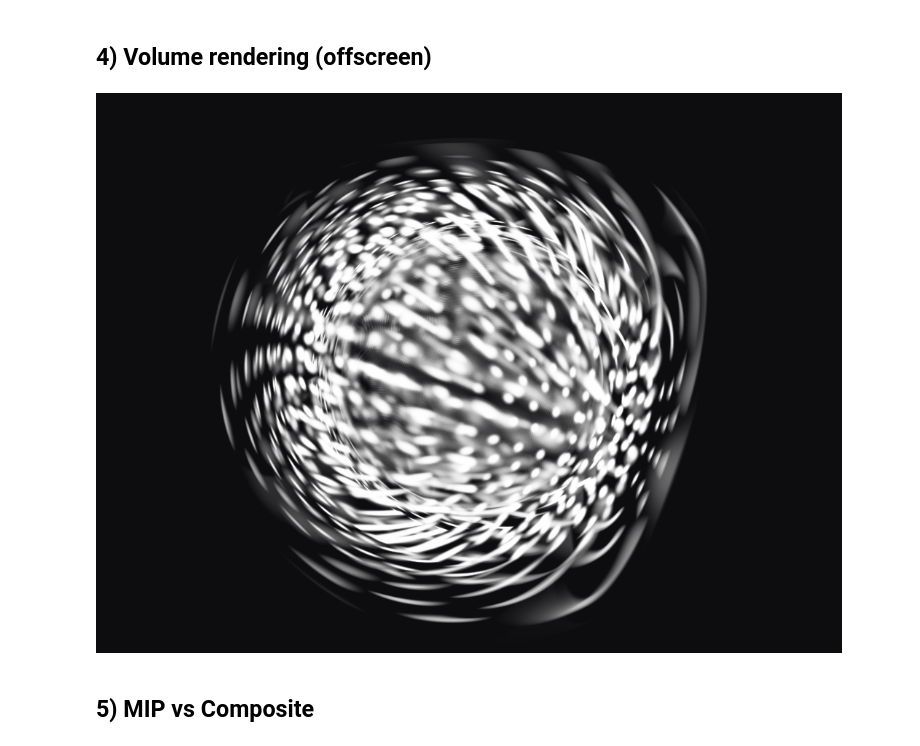
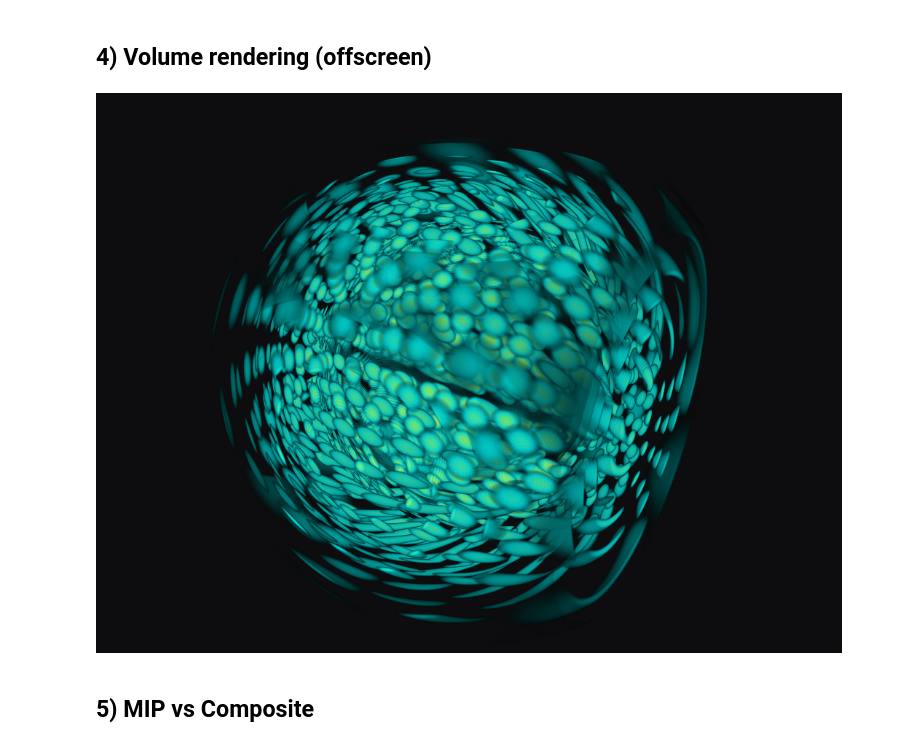
Before and after one commit to ida-mdc/workshop-visualization, a Jupyter notebook: notebooks/voxel_rendering_vtk.ipynb, the cells around one changed output. Saved outputs shown, nothing was run; the diff lists cells and outputs as text; code cells hidden in the pictures.

```diff
--- a/notebooks/voxel_rendering_vtk.ipynb
+++ b/notebooks/voxel_rendering_vtk.ipynb
@@ -45,7 +24,8 @@ from vtkmodules.vtkFiltersCore import vtkFlyingEdges3D, vtkContourFilter
 from vtkmodules.vtkRenderingOpenGL2 import vtkOpenGLRenderer
 import vtk.util.numpy_support
 
-OUT = Path("vtk_headless_outputs"); OUT.mkdir(exist_ok=True, parents=True)
+OUT = Path("results") / "vtk_headless_outputs"
+OUT.mkdir(exist_ok=True, parents=True)
 print("VTK:", vtk.VTK_VERSION)
 # %% [output]
 VTK: 9.5.2
@@ -90,13 +70,14 @@ vtk_img
 # Transfer functions
 color_tf = vtkColorTransferFunction()
 color_tf.AddRGBPoint(0.0, 0.0, 0.0, 0.0)
-color_tf.AddRGBPoint(1.0, 1.0, 1.0, 1.0)
+color_tf.AddRGBPoint(100, 0.0, 1.0, 1.0)
+color_tf.AddRGBPoint(200, 1.0, 1.0, 0.0)
+color_tf.AddRGBPoint(255, 1.0, 1.0, 1.0)
 
 opacity_tf = vtkPiecewiseFunction()
 opacity_tf.AddPoint(0.0, 0.0)
-opacity_tf.AddPoint(100, 0.05)
-opacity_tf.AddPoint(150, 0.2)
-opacity_tf.AddPoint(255, 0.6)
+opacity_tf.AddPoint(100, 0.6)
+opacity_tf.AddPoint(200, 0.9)
 
 prop = vtkVolumeProperty()
 prop.SetIndependentComponents(True)
@@ -114,37 +95,44 @@ try:
 except Exception:
     pass
 
 volume_actor = vtkVolume()
 volume_actor.SetMapper(mapper)
 volume_actor.SetProperty(prop)
 
 renderer = vtkRenderer()
 renderer.AddVolume(volume_actor)
 renderer.SetBackground(0.05, 0.05, 0.06)
 
 renwin = vtkRenderWindow()
 renwin.OffScreenRenderingOn()
 renwin.SetSize(1024, 768)
 renwin.AddRenderer(renderer)
 
 camera = renderer.GetActiveCamera()
 renderer.ResetCamera()
-camera.Elevation(30); camera.Azimuth(30); camera.Dolly(1.2)
+camera.Elevation(30)
+camera.Azimuth(30)
+camera.Dolly(1.2)
 renderer.ResetCameraClippingRange()
 
 def save_png(renwin, path):
     renwin.Render()
-    w2i = vtkWindowToImageFilter(); w2i.SetInput(renwin); w2i.Update()
-    writer = vtkPNGWriter(); writer.SetFileName(str(path)); writer.SetInputConnection(w2i.GetOutputPort()); writer.Write()
+    w2i = vtkWindowToImageFilter()
+    w2i.SetInput(renwin)
+    w2i.Update()
+    writer = vtkPNGWriter()
+    writer.SetFileName(str(path))
+    writer.SetInputConnection(w2i.GetOutputPort())
+    writer.Write()
 
 png_basic = OUT / "composite_basic.png"
 save_png(renwin, png_basic)
 png_basic.as_posix()
 
 from IPython.display import Image
 Image(png_basic)
 # %% [output]
-[figure, old version]
+[figure, new version]
 # %% [markdown]
 
 ## 5) MIP vs Composite
```
Also changed, not shown: parts of 6 cells of this notebook, 28 other files.
